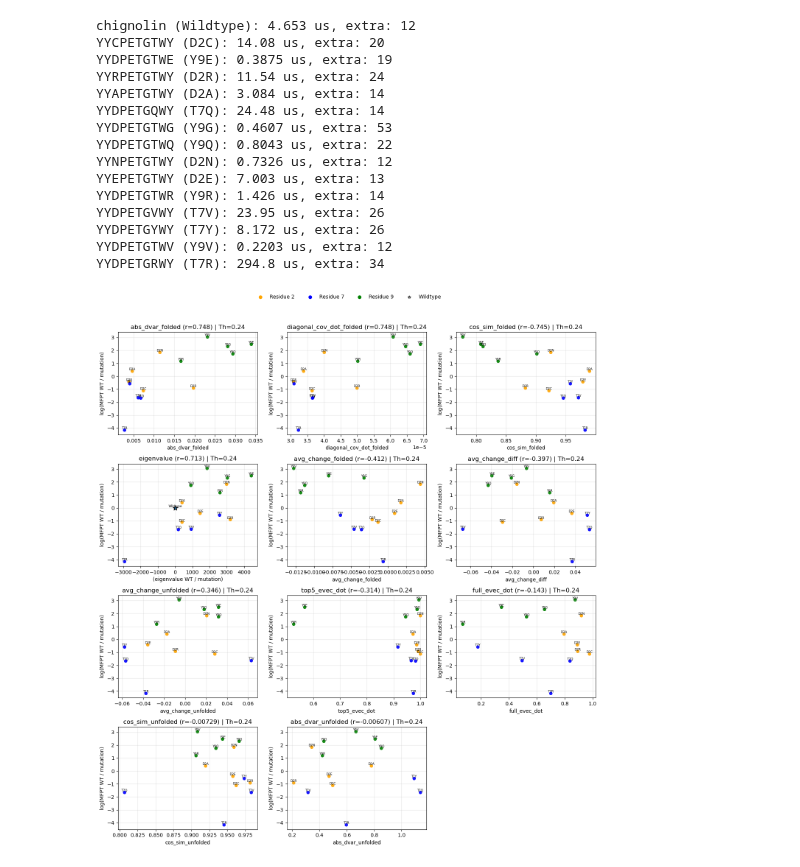
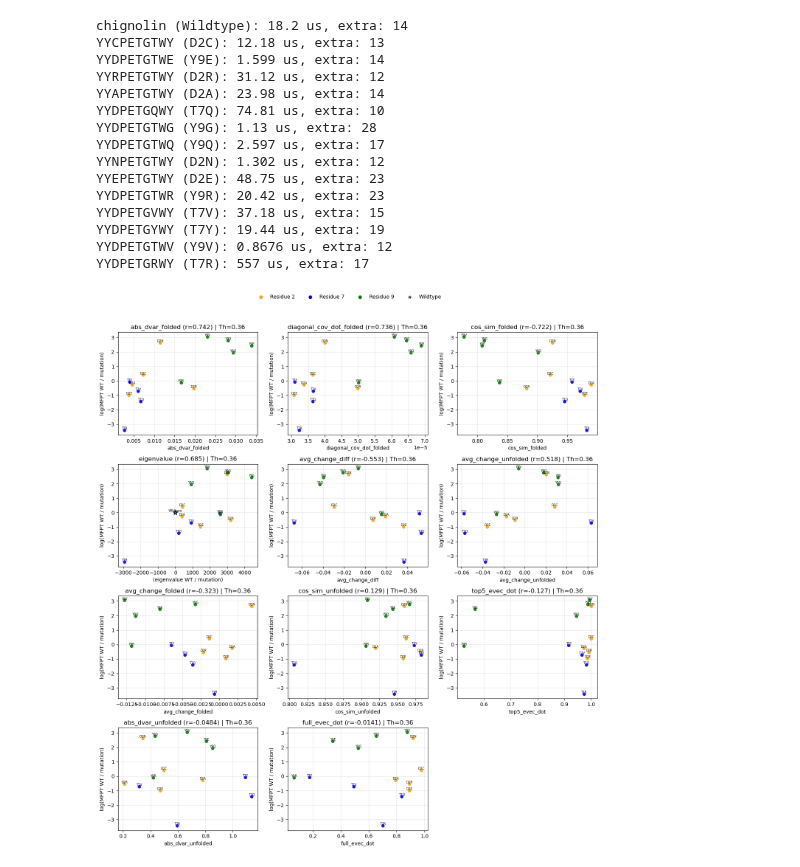
Before and after one commit to MendelsResearchGroup/guiding-peptide-kinetics, a Jupyter notebook: src/correlations.ipynb, the cells around one changed output. Cells and saved outputs as stored; diff of their text form; code cells hidden in the pictures.

```diff
--- a/src/correlations.ipynb
+++ b/src/correlations.ipynb
@@ -31,7 +31,7 @@ def collect_df(all_mfpt, th: float, sample_size: int):
         short = mutation_map.get(long_name)
         if short is None:
             raise ValueError(f"Unknown mutation: {long_name}")
-        s = np.sort(np.array(all_mfpt[long_name][th]))[:sample_size]
+        s = np.sort(np.array(all_mfpt[long_name][th]))
         mfpt, lim = estimateMFPT(s, 10)
         print(f"{long_name} ({short}): {(mfpt * 1e-6):.4g} us, extra: {lim:.4g}")
 
@@ -135,47 +135,47 @@ def plot_mfpt_corr_grid(
 
     for j in range(n, nrows * ncols):
         fig.delaxes(axes[j // ncols][j % ncols])
 
     handles = [Line2D([0], [0], marker='o', linestyle='',
                       color=res_colors[k], label=f"Residue {k}") for k in res_keys]
     handles.append(Line2D([0], [0], marker='*', linestyle='', color='w',
                           markeredgecolor='k', label=wt_label))
     fig.legend(handles=handles, loc='upper center', ncol=min(len(handles), 6), frameon=False)
 
     plt.tight_layout(rect=[0, 0, 1, 0.95])
     plt.show()
     return pearson_spearman
 
 props = [
     'cos_sim_unfolded', 'cos_sim_folded',
     'eigenvalue', 'full_evec_dot', 'avg_change_diff', 'avg_change_folded',
     'avg_change_unfolded',
     'diagonal_cov_dot_folded', 'abs_dvar_folded', 'abs_dvar_unfolded',
     'top5_evec_dot',
 ]
 
 with open("../data/mfpt-pace=25000.pkl", "rb") as f:
     all_mfpt = pickle.load(f)
 sample_size = 200
-th = thresholds[1]
+th = thresholds[4]
 
 df = collect_df(all_mfpt, th, sample_size)
 
 stats_map = plot_mfpt_corr_grid(df, props, annotate=True, th=th, log_prop=True, ncols=3)
 # %% [output]
-chignolin (Wildtype): 4.653 us, extra: 12
-YYCPETGTWY (D2C): 14.08 us, extra: 20
-YYDPETGTWE (Y9E): 0.3875 us, extra: 19
-YYRPETGTWY (D2R): 11.54 us, extra: 24
-YYAPETGTWY (D2A): 3.084 us, extra: 14
-YYDPETGQWY (T7Q): 24.48 us, extra: 14
-YYDPETGTWG (Y9G): 0.4607 us, extra: 53
-YYDPETGTWQ (Y9Q): 0.8043 us, extra: 22
-YYNPETGTWY (D2N): 0.7326 us, extra: 12
-YYEPETGTWY (D2E): 7.003 us, extra: 13
-YYDPETGTWR (Y9R): 1.426 us, extra: 14
-YYDPETGVWY (T7V): 23.95 us, extra: 26
-YYDPETGYWY (T7Y): 8.172 us, extra: 26
-YYDPETGTWV (Y9V): 0.2203 us, extra: 12
-YYDPETGRWY (T7R): 294.8 us, extra: 34
+chignolin (Wildtype): 18.2 us, extra: 14
+YYCPETGTWY (D2C): 12.18 us, extra: 13
+YYDPETGTWE (Y9E): 1.599 us, extra: 14
+YYRPETGTWY (D2R): 31.12 us, extra: 12
+YYAPETGTWY (D2A): 23.98 us, extra: 14
+YYDPETGQWY (T7Q): 74.81 us, extra: 10
+YYDPETGTWG (Y9G): 1.13 us, extra: 28
+YYDPETGTWQ (Y9Q): 2.597 us, extra: 17
+YYNPETGTWY (D2N): 1.302 us, extra: 12
+YYEPETGTWY (D2E): 48.75 us, extra: 23
+YYDPETGTWR (Y9R): 20.42 us, extra: 23
+YYDPETGVWY (T7V): 37.18 us, extra: 15
+YYDPETGYWY (T7Y): 19.44 us, extra: 19
+YYDPETGTWV (Y9V): 0.8676 us, extra: 12
+YYDPETGRWY (T7R): 557 us, extra: 17
-[figure, old version]
+[figure, new version]
```
Also changed, not shown: parts of 3 cells of this notebook, 1 other file.
